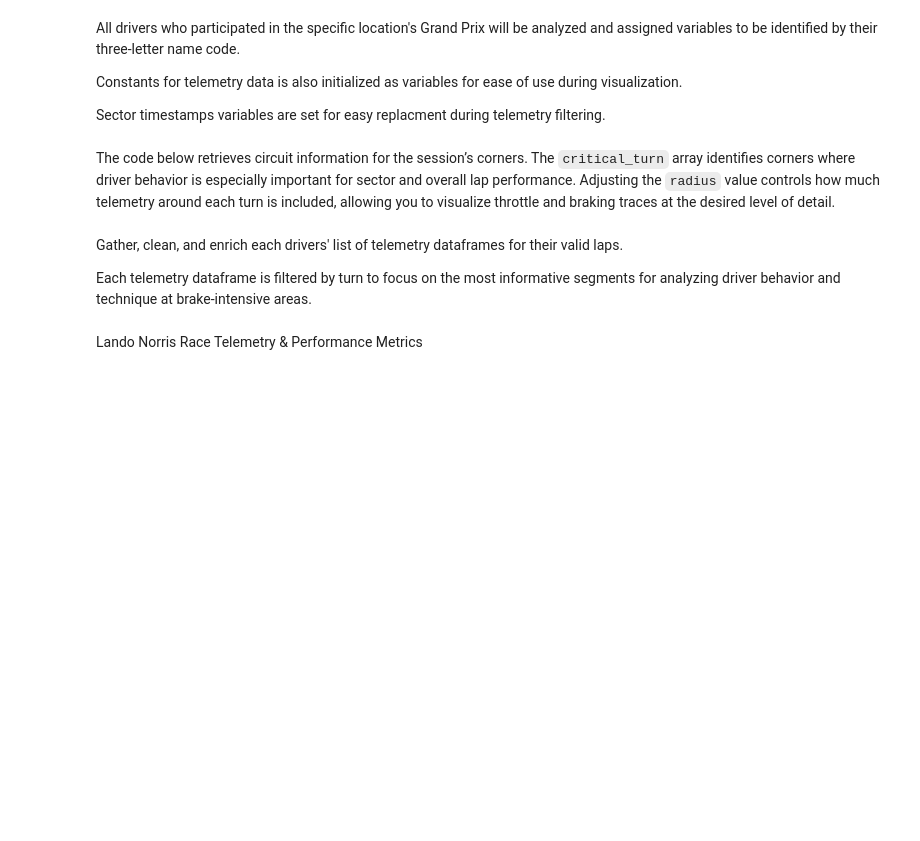
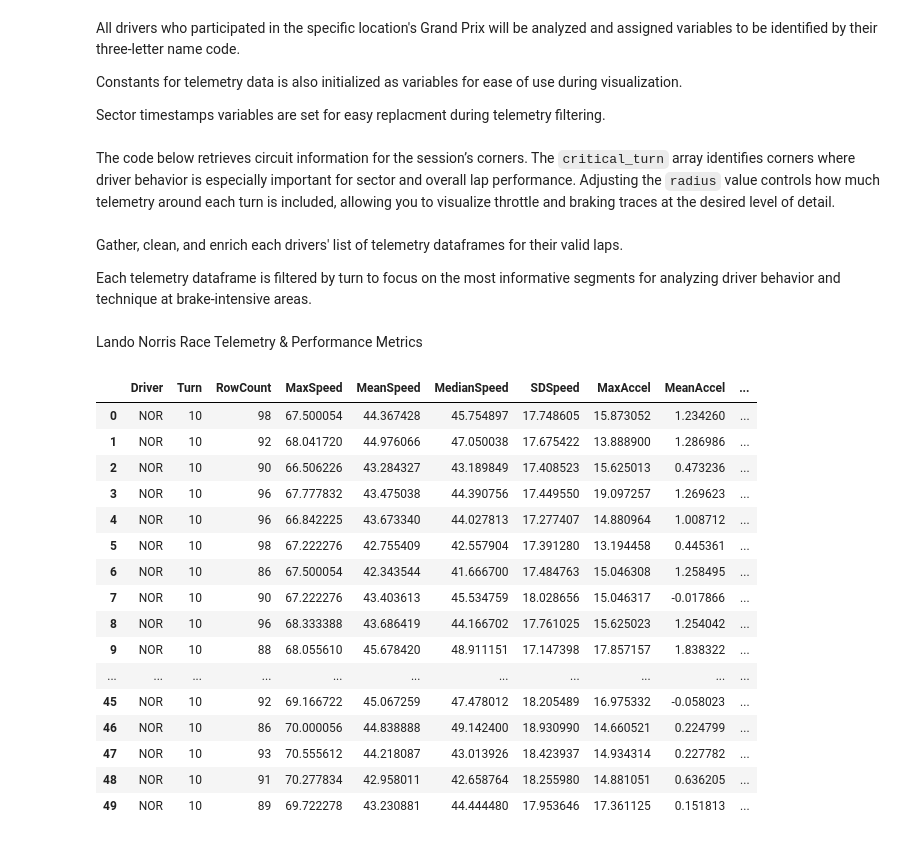
Before and after one commit to PESIII23/f1-driving-style-analytics-tool, a Jupyter notebook: notebooks/03_multi_driver_gp_analysis.ipynb, the cells around one changed output. Drawn from its saved outputs; the diff is of its cells as text; code cells hidden in the pictures; blank space fills up the shorter version.

```diff
--- a/notebooks/03_multi_driver_gp_analysis.ipynb
+++ b/notebooks/03_multi_driver_gp_analysis.ipynb
@@ -159,30 +159,50 @@ for sector_telemetry_df in sector_telemetry_list:
         critical_turn[0],
         radius
     ))
 
 # derive features for each corner-isolated dataframe (jerk feature removed due to high noise)
 corner_telemetry_enriched_list = []
 for corner_telemetry_df in corner_telemetry_list:
     corner_telemetry_enriched = feature_engineering.TelemetryFeatures(corner_telemetry_df).acceleration().g_force().convert_sector_time_to_seconds().get_features_df()
     corner_telemetry_enriched_list.append(corner_telemetry_enriched)
 
 # generate performance metrics from enriched corner telemetry and convert to dataframe
 performance_metrics_list = []
 for corner_telemetry_enriched in corner_telemetry_enriched_list:
     metrics = feature_engineering.TelemetryFeatures.generate_telemetry_performance_metrics(corner_telemetry_enriched)
     performance_metrics_list.append(metrics)
 norris_performance_metrics_df = pd.DataFrame(performance_metrics_list)
 
+norris_performance_metrics_df
+
 # calculate EDA stats for each enriched corner telemetry dataframe and concatenate
 eda_summary_list = []
 for corner_telemetry_enriched in corner_telemetry_enriched_list:
     eda_summary = f1_pandas_helpers.get_driver_eda_stats(
         df=corner_telemetry_enriched,
         driver=norris,
         critical_turn=critical_turn[0]
     )
     eda_summary_list.append(eda_summary)
 norris_eda_summary_df = pd.concat(eda_summary_list, ignore_index=True)
 
 # combine EDA stats with performance metrics to create final feature set for driver
 norris_final_feature_df = pd.concat([norris_eda_summary_df, norris_performance_metrics_df.reset_index(drop=True)], axis=1)
+# %% [output]
+|  | Driver | Turn | RowCount | MaxSpeed | MeanSpeed | MedianSpeed | SDSpeed | MaxAccel | MeanAccel | ... |
+| 0 | NOR | 10 | 98 | 67.500054 | 44.367428 | 45.754897 | 17.748605 | 15.873052 | 1.234260 | ... |
+| 1 | NOR | 10 | 92 | 68.041720 | 44.976066 | 47.050038 | 17.675422 | 13.888900 | 1.286986 | ... |
+| 2 | NOR | 10 | 90 | 66.506226 | 43.284327 | 43.189849 | 17.408523 | 15.625013 | 0.473236 | ... |
+| 3 | NOR | 10 | 96 | 67.777832 | 43.475038 | 44.390756 | 17.449550 | 19.097257 | 1.269623 | ... |
+| 4 | NOR | 10 | 96 | 66.842225 | 43.673340 | 44.027813 | 17.277407 | 14.880964 | 1.008712 | ... |
+| 5 | NOR | 10 | 98 | 67.222276 | 42.755409 | 42.557904 | 17.391280 | 13.194458 | 0.445361 | ... |
+| 6 | NOR | 10 | 86 | 67.500054 | 42.343544 | 41.666700 | 17.484763 | 15.046308 | 1.258495 | ... |
+| 7 | NOR | 10 | 90 | 67.222276 | 43.403613 | 45.534759 | 18.028656 | 15.046317 | -0.017866 | ... |
+| 8 | NOR | 10 | 96 | 68.333388 | 43.686419 | 44.166702 | 17.761025 | 15.625023 | 1.254042 | ... |
+| 9 | NOR | 10 | 88 | 68.055610 | 45.678420 | 48.911151 | 17.147398 | 17.857157 | 1.838322 | ... |
+| ... | ... | ... | ... | ... | ... | ... | ... | ... | ... | ... |
+| 45 | NOR | 10 | 92 | 69.166722 | 45.067259 | 47.478012 | 18.205489 | 16.975332 | -0.058023 | ... |
+| 46 | NOR | 10 | 86 | 70.000056 | 44.838888 | 49.142400 | 18.930990 | 14.660521 | 0.224799 | ... |
+| 47 | NOR | 10 | 93 | 70.555612 | 44.218087 | 43.013926 | 18.423937 | 14.934314 | 0.227782 | ... |
+| 48 | NOR | 10 | 91 | 70.277834 | 42.958011 | 42.658764 | 18.255980 | 14.881051 | 0.636205 | ... |
+| 49 | NOR | 10 | 89 | 69.722278 | 43.230881 | 44.444480 | 17.953646 | 17.361125 | 0.151813 | ... |
```
Also changed, not shown: parts of 5 cells of this notebook.
